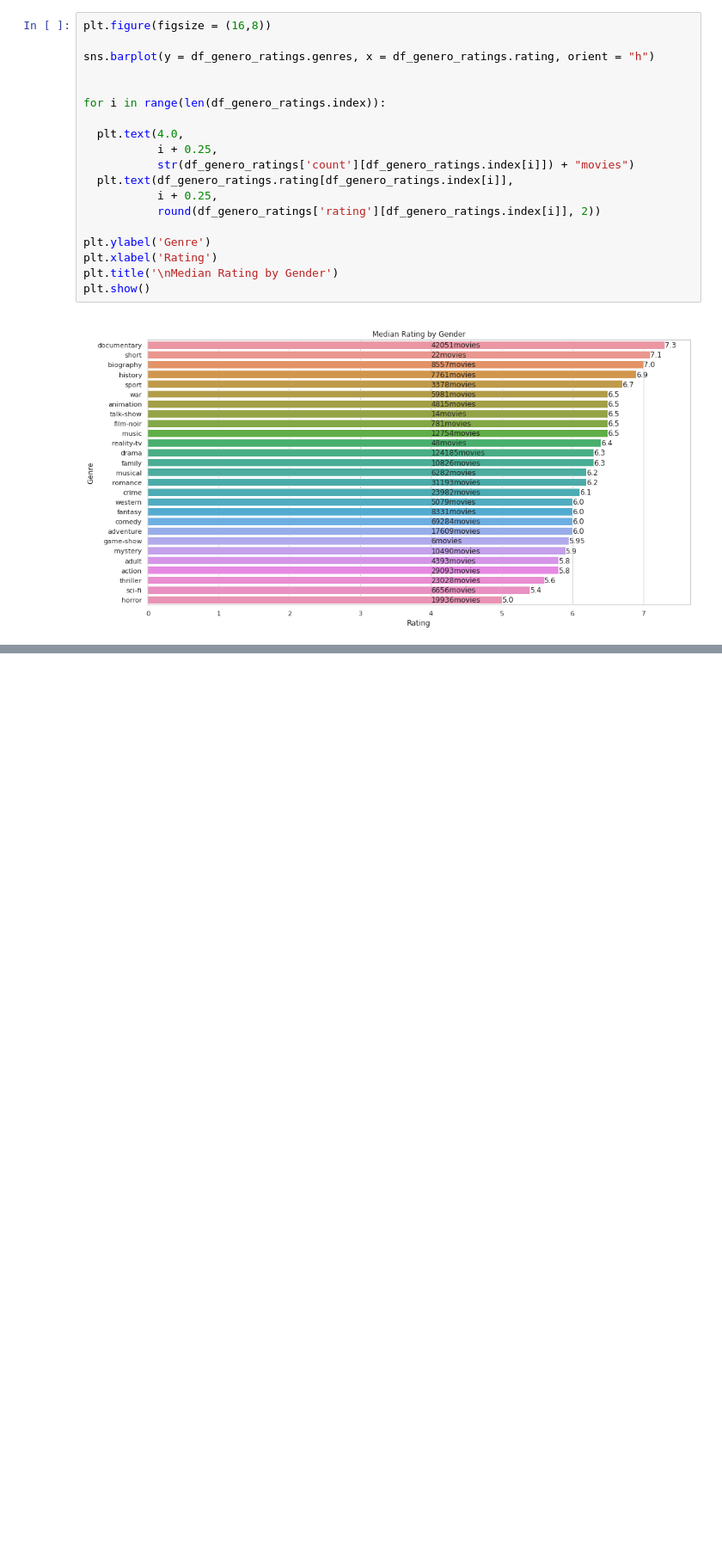
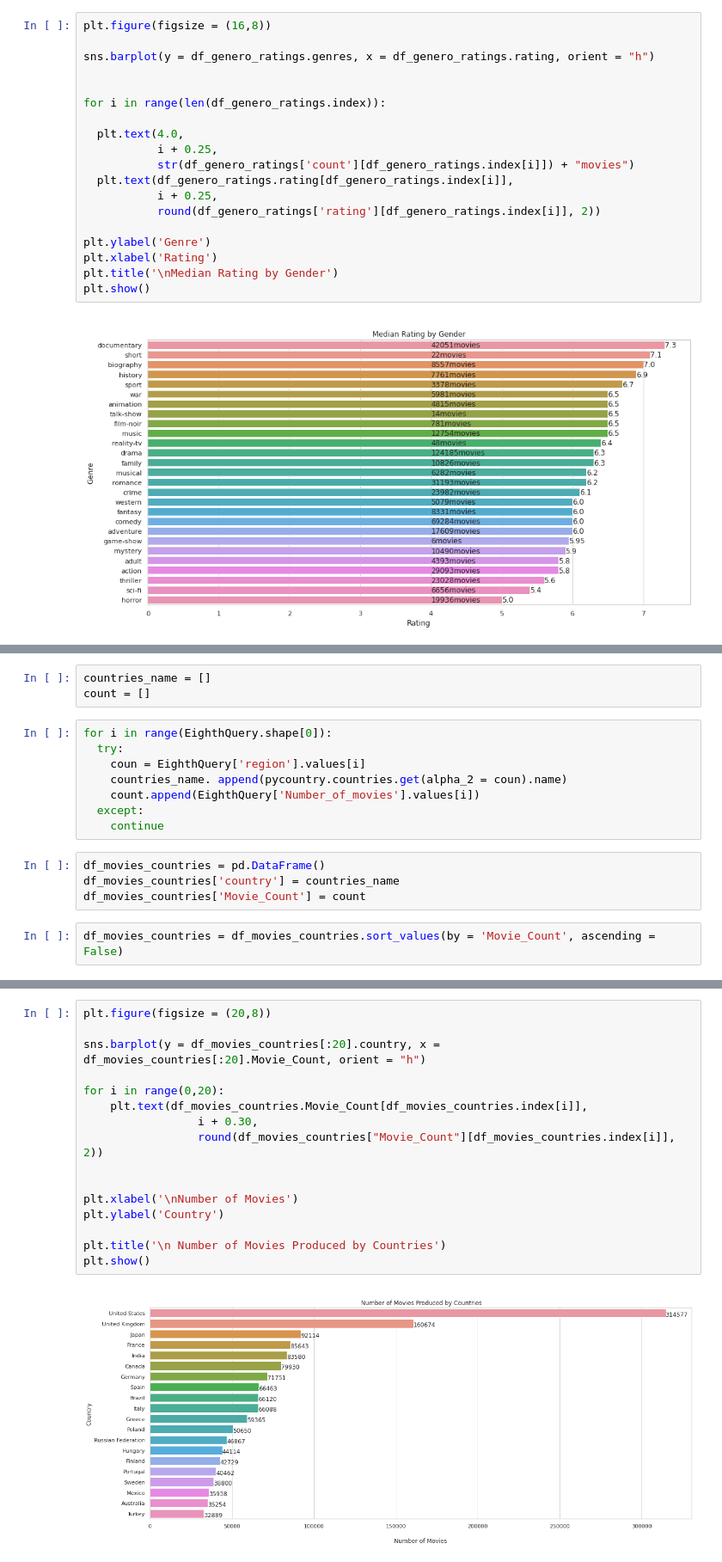
Before and after one commit to DiasMelissa/PythonProfound, a Jupyter notebook: Script15.ipynb, the cells around one changed output, grey strips where cells are left out. Shown: that part at 86% size. Cells and saved outputs as stored; diff of their text form; blank space fills up the shorter version.

```diff
--- a/Script15.ipynb
+++ b/Script15.ipynb
@@ -417,0 +662,17 @@ plt.show()
+# %%
+countries_name = []
+count = []
+# %%
+for i in range(EighthQuery.shape[0]):
+  try:
+    coun = EighthQuery['region'].values[i]
+    countries_name. append(pycountry.countries.get(alpha_2 = coun).name)
+    count.append(EighthQuery['Number_of_movies'].values[i])
+  except:
+    continue
+# %%
+df_movies_countries = pd.DataFrame()
+df_movies_countries['country'] = countries_name
+df_movies_countries['Movie_Count'] = count
+# %%
+df_movies_countries = df_movies_countries.sort_values(by = 'Movie_Count', ascending = False)
@@ -417,0 +693,18 @@ plt.show()
+# %%
+plt.figure(figsize = (20,8))
+
+sns.barplot(y = df_movies_countries[:20].country, x = df_movies_countries[:20].Movie_Count, orient = "h")
+
+for i in range(0,20):
+    plt.text(df_movies_countries.Movie_Count[df_movies_countries.index[i]],
+                 i + 0.30,
+                 round(df_movies_countries["Movie_Count"][df_movies_countries.index[i]], 2))
+
+
+plt.xlabel('\nNumber of Movies')
+plt.ylabel('Country')
+
+plt.title('\n Number of Movies Produced by Countries')
+plt.show()
+# %% [output]
+[figure, added]
```
Also changed, not shown: parts of 47 cells of this notebook.
